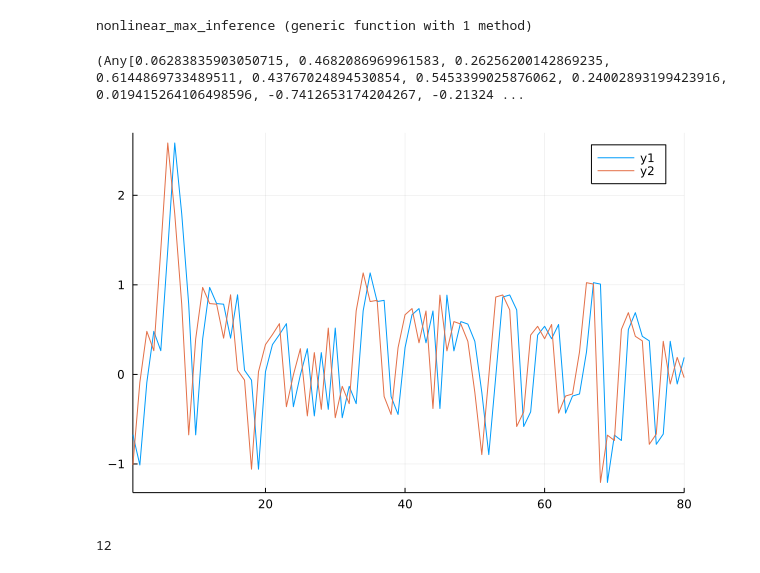
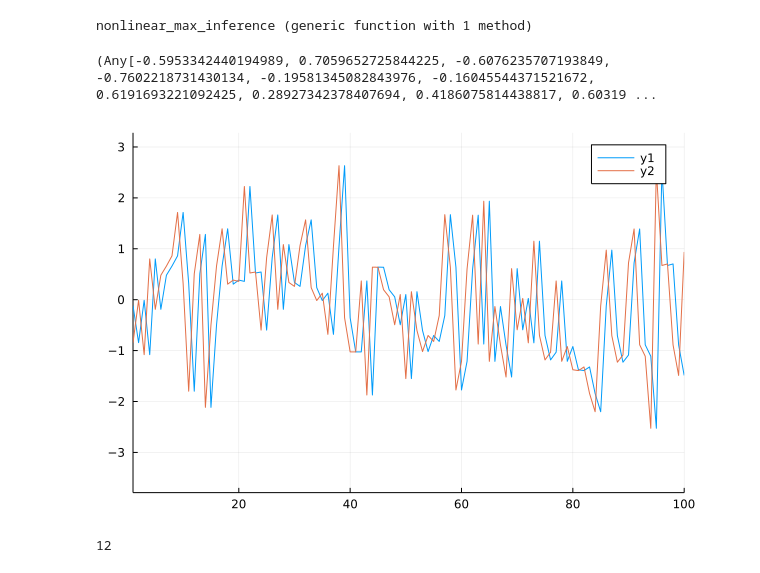
Before and after one commit to biaslab/CDC-2022, a Jupyter notebook: ar-flow-deterministic.ipynb, the cells around one changed output. Saved outputs shown, nothing was run; the diff lists cells and outputs as text; code cells hidden in the pictures.

```diff
--- a/ar-flow-deterministic.ipynb
+++ b/ar-flow-deterministic.ipynb
@@ -129,26 +131,28 @@ model_flow = FlowModel(dim,
     )
 );
 # %%
-n_samples = 100
-controls_ = collect(1:n_samples+10)
-order_y, order_u, order_e = 10, 10, 10
-y_lat, y_obs, h = generate_data(n_samples, narx, Dict(:order_y=>order_y, :order_u=>order_u, :order_e=>order_e),
-                                                 Dict(:er_var=>1e-1, :u=>controls_))
+Random.seed!(42)
+n_samples = 1000
+controls_ = 3 .* sin.(collect(1:n_samples+10))
+order_y, order_u, order_e = 1, 1, 1
+y_lat, y_obs, h_gen = generate_data(n_samples, narx, Dict(:order_y=>order_y, :order_u=>order_u, :order_e=>order_e),
+                                                 Dict(:er_var=>1e0, :u=>controls_))
 # %% [output]
-(Any[0.06283835903050715, 0.4682086969961583, 0.26256200142869235, 0.6144869733489511, 0.43767024894530854, 0.5453399025876062, 0.24002893199423916, 0.019415264106498596, -0.7412653174204267, -0.21324 ...
+(Any[-0.5953342440194989, 0.7059652725844225, -0.6076235707193849, -0.7602218731430134, -0.19581345082843976, -0.16045544371521672, 0.6191693221092425, 0.28927342378407694, 0.4186075814438817, 0.60319 ...
 # %%
 observations_prev = y_obs[1:end-1]
 observations = y_obs[2:end];
 controls = controls_[order_u:end];
 # %%
-train_size = 80
+train_size = 800
 X_train, Y_train, U_train = observations_prev[1:train_size], observations[1:train_size], controls[1:train_size]
 X_test, Y_test, U_test = observations_prev[train_size+1:end], observations[train_size+1:end], controls[train_size+1:end];
 # %%
+from, to = 1, 100
 plot(X_train, xlims=(1, train_size))
-plot!(Y_train, xlims=(1, train_size))
+plot!(Y_train, xlims=(from, to))
 # %% [output]
-[figure, old version]
+[figure, new version]
 # %%
 function FE(params)
     fe, h, w, y_out = nonlinear_max_inference(Y_train, X_train, U_train, model_flow, params, dim=2, vmp_its=50)
```
Also changed, not shown: parts of 17 cells of this notebook, 1 other file.
